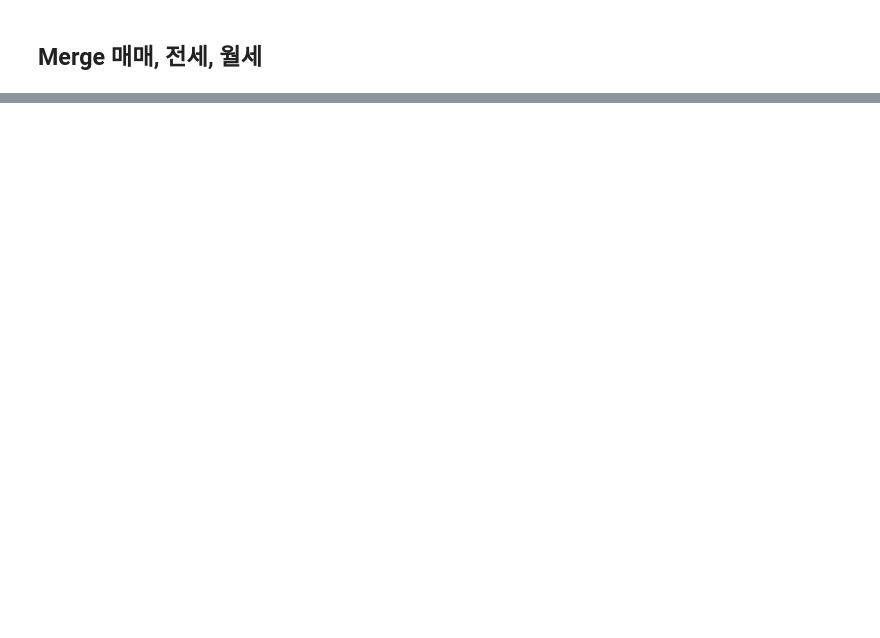
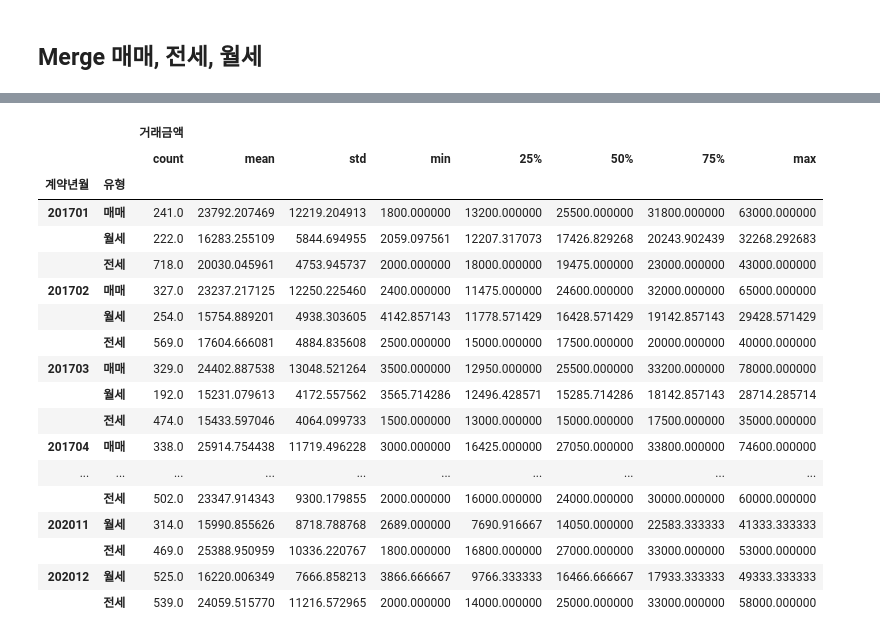
Before and after one commit to metterian/sejong-house-market-analyse, a Jupyter notebook: clustering_by_house.ipynb, the cells around one changed output, grey strips where cells are left out. Cells and saved outputs as stored; diff of their text form; code cells hidden in the pictures; blank space fills up the shorter version.

```diff
--- a/clustering_by_house.ipynb
+++ b/clustering_by_house.ipynb
@@ -248,0 +259,24 @@ Name: 계약년월, Length: 57304, dtype: object
+# %%
+
+apt_mean = apt.groupby(['계약년월','유형']).mean()[['거래금액']]
+apt.groupby(['계약년월','유형']).describe()[['거래금액']]
+# %% [output]
+|  |  | 거래금액 |  |  |  |  |  |  |  |
+|  |  | count | mean | std | min | 25% | 50% | 75% | max |
+| 계약년월 | 유형 |  |  |  |  |  |  |  |  |
+| 201701 | 매매 | 241.0 | 23792.207469 | 12219.204913 | 1800.000000 | 13200.000000 | 25500.000000 | 31800.000000 | 63000.000000 |
+|  | 월세 | 222.0 | 16283.255109 | 5844.694955 | 2059.097561 | 12207.317073 | 17426.829268 | 20243.902439 | 32268.292683 |
+|  | 전세 | 718.0 | 20030.045961 | 4753.945737 | 2000.000000 | 18000.000000 | 19475.000000 | 23000.000000 | 43000.000000 |
+| 201702 | 매매 | 327.0 | 23237.217125 | 12250.225460 | 2400.000000 | 11475.000000 | 24600.000000 | 32000.000000 | 65000.000000 |
+|  | 월세 | 254.0 | 15754.889201 | 4938.303605 | 4142.857143 | 11778.571429 | 16428.571429 | 19142.857143 | 29428.571429 |
+|  | 전세 | 569.0 | 17604.666081 | 4884.835608 | 2500.000000 | 15000.000000 | 17500.000000 | 20000.000000 | 40000.000000 |
+| 201703 | 매매 | 329.0 | 24402.887538 | 13048.521264 | 3500.000000 | 12950.000000 | 25500.000000 | 33200.000000 | 78000.000000 |
+|  | 월세 | 192.0 | 15231.079613 | 4172.557562 | 3565.714286 | 12496.428571 | 15285.714286 | 18142.857143 | 28714.285714 |
+|  | 전세 | 474.0 | 15433.597046 | 4064.099733 | 1500.000000 | 13000.000000 | 15000.000000 | 17500.000000 | 35000.000000 |
+| 201704 | 매매 | 338.0 | 25914.754438 | 11719.496228 | 3000.000000 | 16425.000000 | 27050.000000 | 33800.000000 | 74600.000000 |
+| ... | ... | ... | ... | ... | ... | ... | ... | ... | ... |
+|  | 전세 | 502.0 | 23347.914343 | 9300.179855 | 2000.000000 | 16000.000000 | 24000.000000 | 30000.000000 | 60000.000000 |
+| 202011 | 월세 | 314.0 | 15990.855626 | 8718.788768 | 2689.000000 | 7690.916667 | 14050.000000 | 22583.333333 | 41333.333333 |
+|  | 전세 | 469.0 | 25388.950959 | 10336.220767 | 1800.000000 | 16800.000000 | 27000.000000 | 33000.000000 | 53000.000000 |
+| 202012 | 월세 | 525.0 | 16220.006349 | 7666.858213 | 3866.666667 | 9766.333333 | 16466.666667 | 17933.333333 | 49333.333333 |
+|  | 전세 | 539.0 | 24059.515770 | 11216.572965 | 2000.000000 | 14000.000000 | 25000.000000 | 33000.000000 | 58000.000000 |
```
Also changed, not shown: parts of 14 cells of this notebook, 2 other files.
